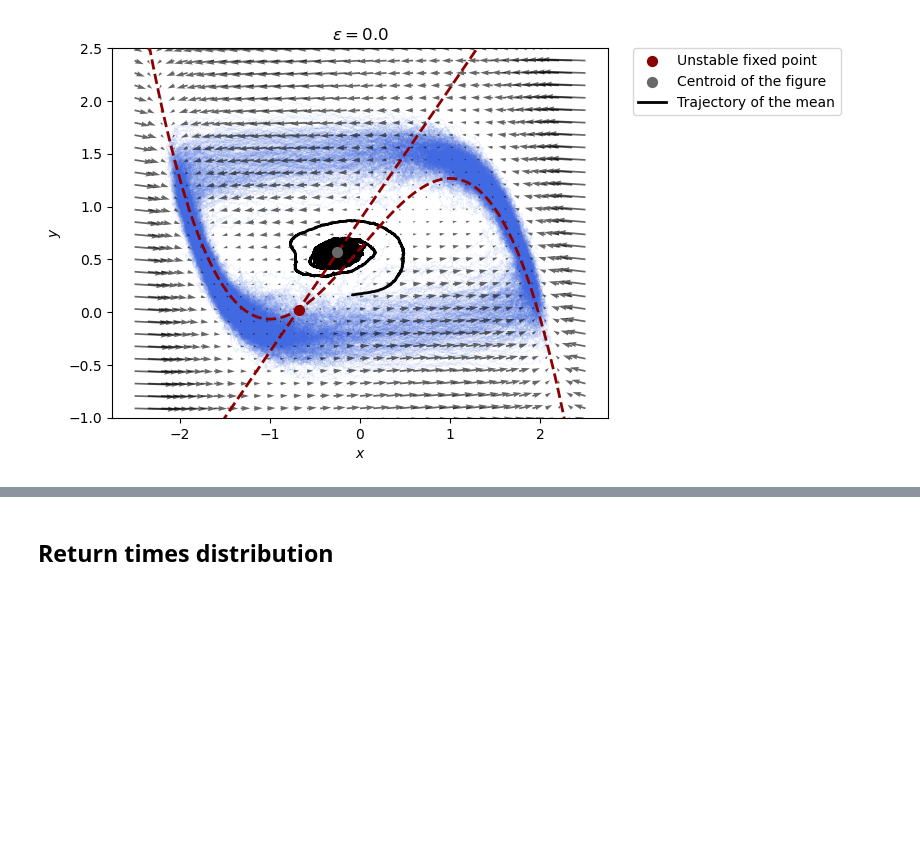
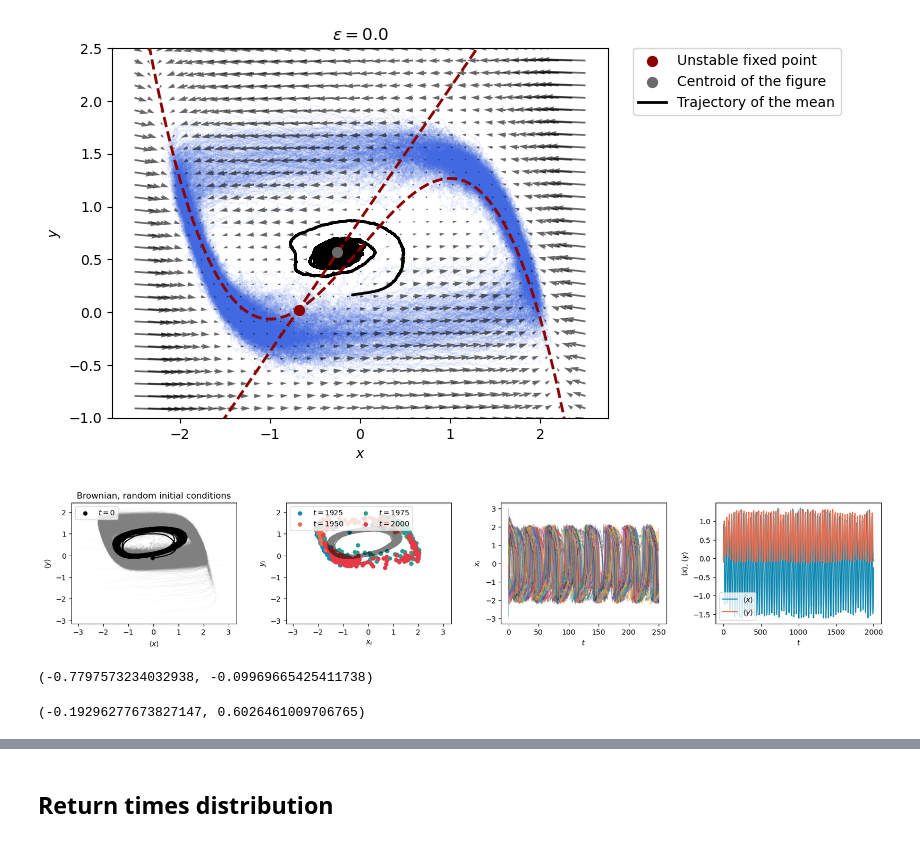
Before and after one commit to giorgionicoletti/OscillationsFH, a Jupyter notebook: notebooks/ReturnTimes.ipynb, the cells around one changed output, grey strips where cells are left out. Saved outputs shown, nothing was run; the diff lists cells and outputs as text; code cells hidden in the pictures; blank space fills up the shorter version.

```diff
--- a/notebooks/ReturnTimes.ipynb
+++ b/notebooks/ReturnTimes.ipynb
@@ -100,0 +103,17 @@ eps = 0.1
+# %%
+utils.plot_results(x_BR, y_BR, Time, title = 'Brownian, random initial conditions', steps_to_plot=25000, Nosc_to_plot=1000)
+plt.show()
+# %% [output]
+[figure, added]
+# %%
+args = (mu, muHat, delta, muI, epsilon, alpha, beta, gamma)
+
+xUnst, yUnst = fsolve(model.equations, (-0.5, -2), args = args)
+xUnst, yUnst
+# %% [output]
+(-0.7797573234032938, -0.09969665425411738)
+# %%
+xCenter, yCenter = utils.estimate_baricenter(x_BR[-10000:], y_BR[-10000:])
+xCenter, yCenter
+# %% [output]
+(-0.19296277673827147, 0.6026461009706765)
```
Also changed, not shown: parts of 7 cells of this notebook, 3 other files.
